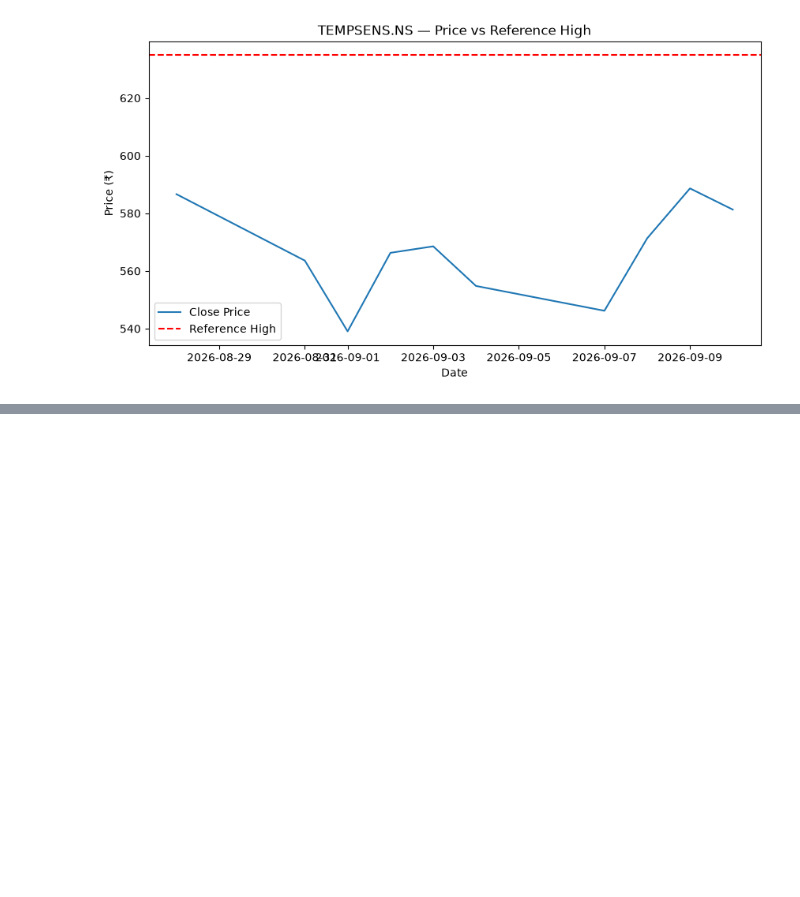
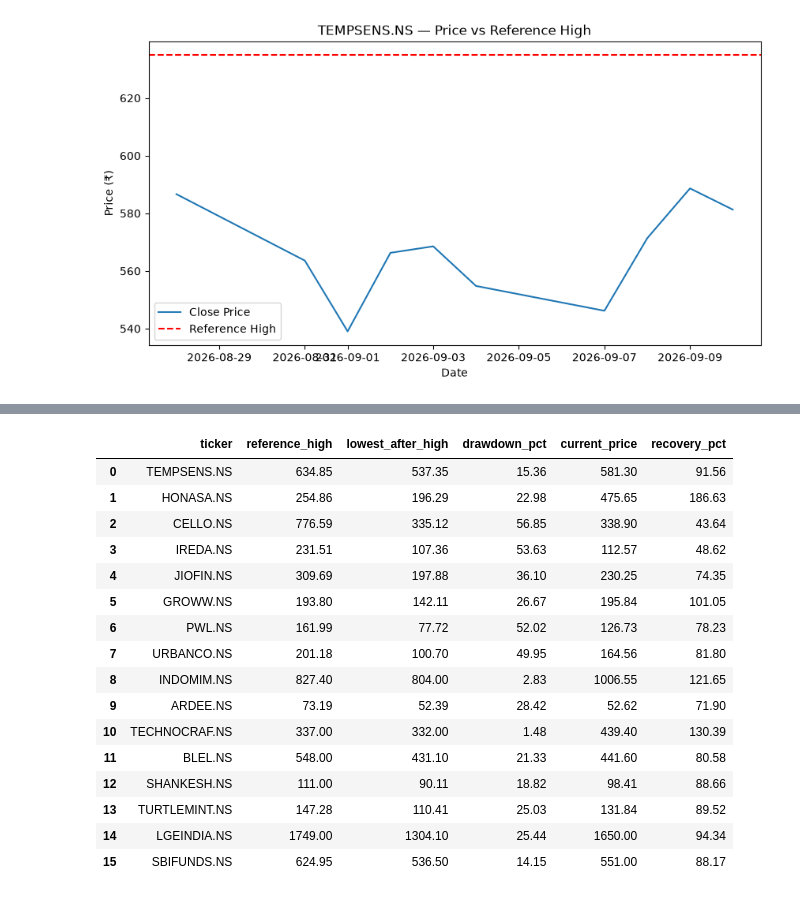
Before and after one commit to kartik-86/Equity-Signal, a Jupyter notebook: notebooks/01_explore_data.ipynb, the cells around one changed output, grey strips where cells are left out. Saved outputs shown, nothing was run; the diff lists cells and outputs as text; code cells hidden in the pictures; blank space fills up the shorter version.

```diff
--- a/notebooks/01_explore_data.ipynb
+++ b/notebooks/01_explore_data.ipynb
@@ -145,0 +146,22 @@ results_df.to_csv("../data/ipo_drawdown_recovery.csv", index=False)
+# %%
+results_5day = [analyze_ipo(t, reference_days=5) for t in tickers]
+results_df_5day = pd.DataFrame(results_5day)
+results_df_5day
+# %% [output]
+|  | ticker | reference_high | lowest_after_high | drawdown_pct | current_price | recovery_pct |
+| 0 | TEMPSENS.NS | 634.85 | 537.35 | 15.36 | 581.30 | 91.56 |
+| 1 | HONASA.NS | 254.86 | 196.29 | 22.98 | 475.65 | 186.63 |
+| 2 | CELLO.NS | 776.59 | 335.12 | 56.85 | 338.90 | 43.64 |
+| 3 | IREDA.NS | 231.51 | 107.36 | 53.63 | 112.57 | 48.62 |
+| 4 | JIOFIN.NS | 309.69 | 197.88 | 36.10 | 230.25 | 74.35 |
+| 5 | GROWW.NS | 193.80 | 142.11 | 26.67 | 195.84 | 101.05 |
+| 6 | PWL.NS | 161.99 | 77.72 | 52.02 | 126.73 | 78.23 |
+| 7 | URBANCO.NS | 201.18 | 100.70 | 49.95 | 164.56 | 81.80 |
+| 8 | INDOMIM.NS | 827.40 | 804.00 | 2.83 | 1006.55 | 121.65 |
+| 9 | ARDEE.NS | 73.19 | 52.39 | 28.42 | 52.62 | 71.90 |
+| 10 | TECHNOCRAF.NS | 337.00 | 332.00 | 1.48 | 439.40 | 130.39 |
+| 11 | BLEL.NS | 548.00 | 431.10 | 21.33 | 441.60 | 80.58 |
+| 12 | SHANKESH.NS | 111.00 | 90.11 | 18.82 | 98.41 | 88.66 |
+| 13 | TURTLEMINT.NS | 147.28 | 110.41 | 25.03 | 131.84 | 89.52 |
+| 14 | LGEINDIA.NS | 1749.00 | 1304.10 | 25.44 | 1650.00 | 94.34 |
+| 15 | SBIFUNDS.NS | 624.95 | 536.50 | 14.15 | 551.00 | 88.17 |
```
Also changed, not shown: parts of 5 cells of this notebook, 1 other file.
